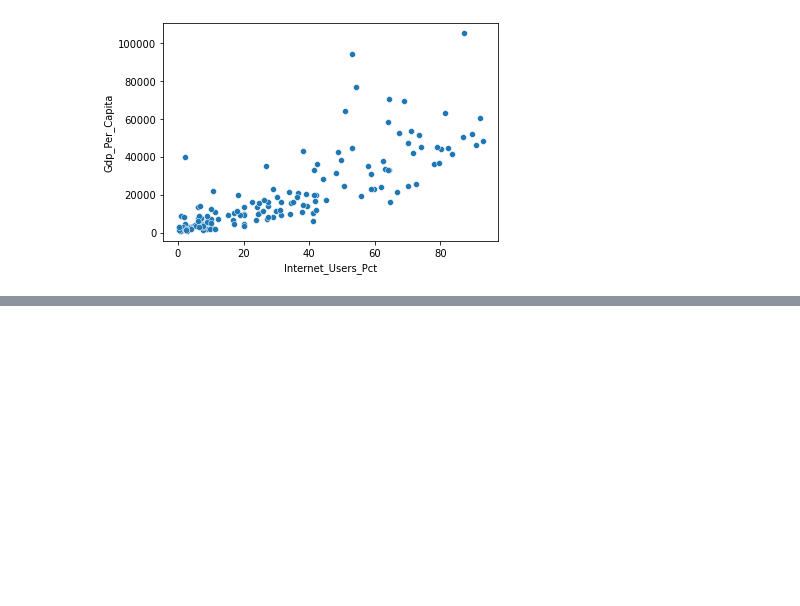
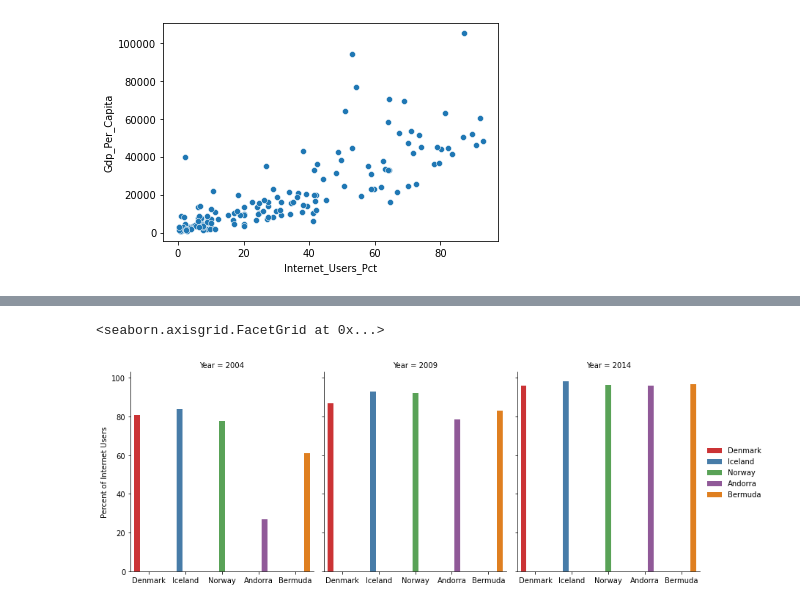
Before and after one commit to ANW16/UN-Python-Project, a Jupyter notebook: UN Project.ipynb, the cells around one changed output, grey strips where cells are left out. Drawn from its saved outputs; the diff is of its cells as text; code cells hidden in the pictures; blank space fills up the shorter version.

```diff
--- a/UN Project.ipynb
+++ b/UN Project.ipynb
@@ -136,0 +142,2 @@ giu_2014[giu_2014.Internet_Users_Pct == giu_2014.Internet_Users_Pct]
+# %%
+ top_5_internet = gdp_and_internet_use.loc[gdp_and_internet_use.Country.isin(['Iceland', 'Bermuda', 'Norway', 'Denmark', 'Andorra'])]
@@ -136,0 +163,8 @@ giu_2014[giu_2014.Internet_Users_Pct == giu_2014.Internet_Users_Pct]
+# %%
+top_5 = sns.FacetGrid(top_5_internet, col='Year', height=4.5, aspect=.85)
+top_5.map_dataframe(sns.barplot, x='Country', y='Internet_Users_Pct', hue='Country', palette='Set1')
+top_5.set_axis_labels('', 'Percent of Internet Users')
+top_5.add_legend()
+# %% [output]
+<seaborn.axisgrid.FacetGrid at 0x...>
+[figure, added]
```
Also changed, not shown: parts of 17 cells of this notebook.
